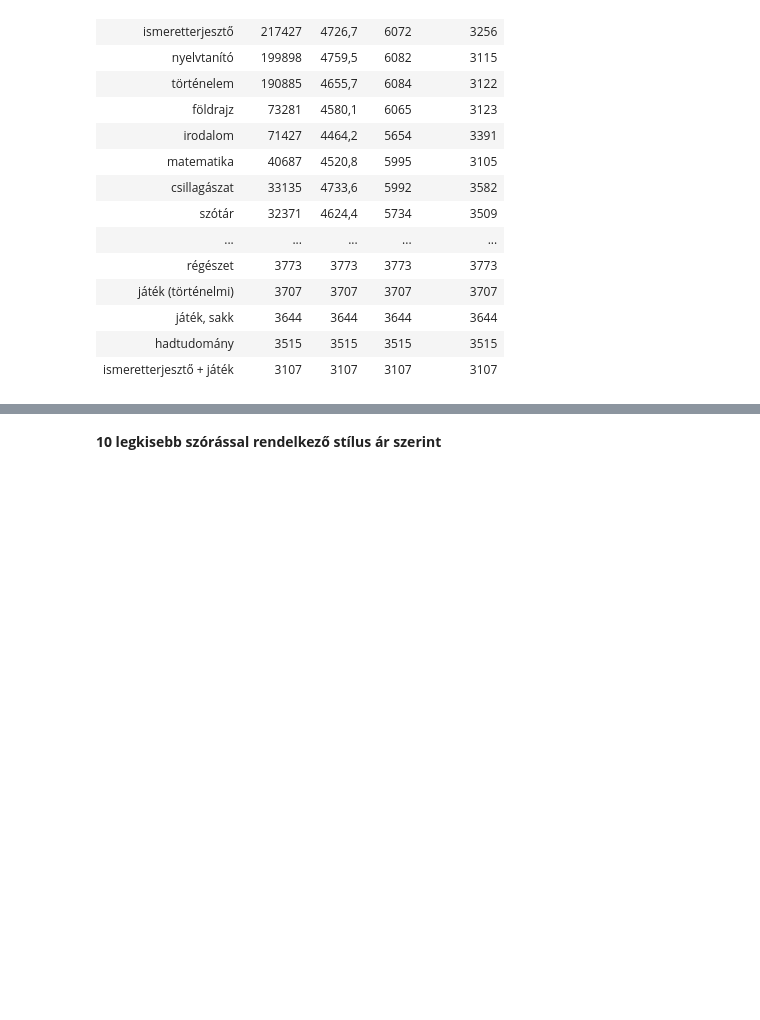
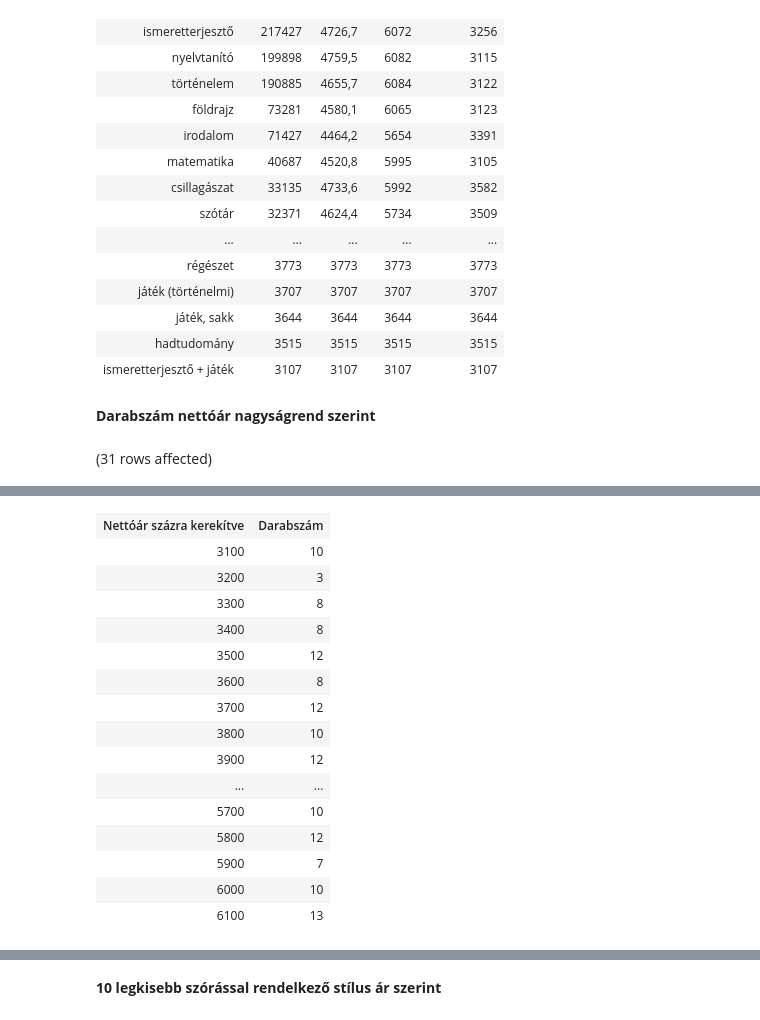
Before and after one commit to albertiadam/sql, a Jupyter notebook: hazifeladat.ipynb, the cells around one changed output, grey strips where cells are left out. Drawn from its saved outputs; the diff is of its cells as text; code cells hidden in the pictures; blank space fills up the shorter version.

```diff
--- a/hazifeladat.ipynb
+++ b/hazifeladat.ipynb
@@ -29,3 +29,12 @@ Total execution time: 00:00:00.078
 | játék, sakk | 3644 | 3644 | 3644 | 3644 |
 | hadtudomány | 3515 | 3515 | 3515 | 3515 |
 | ismeretterjesztő + játék | 3107 | 3107 | 3107 | 3107 |
+# %% [markdown]
+**Darabszám nettóár nagyságrend szerint**
+# %%
+SELECT Round(nettoar,-2) as 'Nettóár százra kerekítve', count(id) as 'Darabszám'
+FROM dvd
+GROUP BY Round(nettoar,-2)
+ORDER BY Round(nettoar,-2) ASC
+# %% [output]
+(31 rows affected)
@@ -31,0 +42,16 @@ Total execution time: 00:00:00.078
+| Nettóár százra kerekítve | Darabszám |
+| 3100 | 10 |
+| 3200 | 3 |
+| 3300 | 8 |
+| 3400 | 8 |
+| 3500 | 12 |
+| 3600 | 8 |
+| 3700 | 12 |
+| 3800 | 10 |
+| 3900 | 12 |
+| ... | ... |
+| 5700 | 10 |
+| 5800 | 12 |
+| 5900 | 7 |
+| 6000 | 10 |
+| 6100 | 13 |
```
Also changed, not shown: parts of 6 cells of this notebook.
